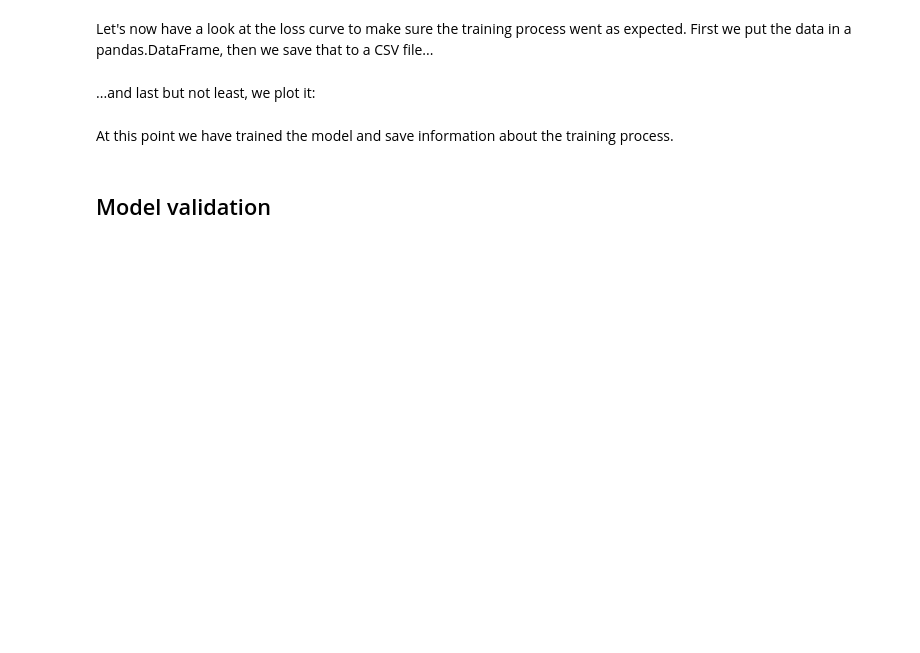
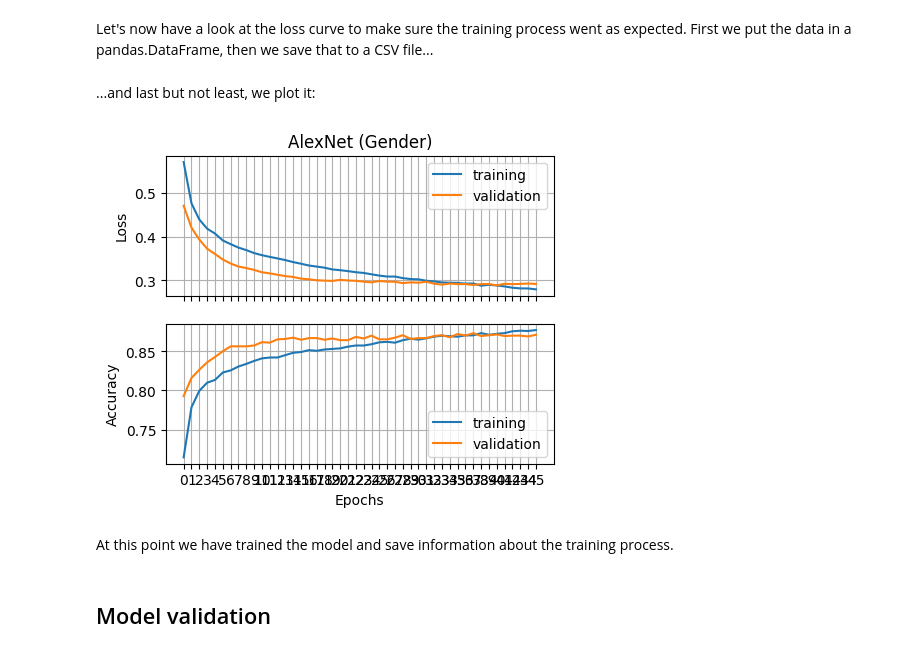
Before and after one commit to miknab/fair-image-classifier, a Jupyter notebook: fc_cnn.ipynb, the cells around one changed output. Drawn from its saved outputs; the diff is of its cells as text; code cells hidden in the pictures; blank space fills up the shorter version.

```diff
--- a/fc_cnn.ipynb
+++ b/fc_cnn.ipynb
@@ -179,9 +194,14 @@ if nn_architecture in ["LeNet", "AlexNet", "VGG", "ResNet"]:
     X_test = np.array([fcaux.upsample_image(X_test, newdim, newdim) for X in X_test])
 # %%
 # Preprocess the data: fix the shape and data type and normalize
-X_train = fcaux.preproc_data(X_train)
-X_val = fcaux.preproc_data(X_val)
-X_test = fcaux.preproc_data(X_test)
+if nn_architecture == "mlp":
+    add_channels = False
+else:
+    add_channels = True
+
+X_train = fcaux.preproc_data(X_train, add_channels_dim = add_channels)
+X_val = fcaux.preproc_data(X_val, add_channels_dim = add_channels)
+X_test = fcaux.preproc_data(X_test, add_channels_dim = add_channels)
 # %%
 # If the target is "age_decades", we need to generate consecutive data
 # classes as classes 10, 20, 30 etc. or 5, 10, 15, etc. are not accepted
@@ -208,12 +231,14 @@ print("num_classes =", num_classes)
 ### Building the CNN model
 Here we define the model according to the CNN architecture definition specified in the configurations section above:
 # %%
-if nn_architecture == "mycnn":
+if nn_architecture == "mlp":
+    model = fcmodels.mlp(num_classes, X_train[0].shape)
+elif nn_architecture == "mycnn":
     model = fcmodels.my_cnn(num_classes)
 elif nn_architecture == "lenet":
     pass
 elif nn_architecture == "alexnet":
-    model = fcmodels.alex_net(num_classes)
+    model = fcmodels.model(num_classes)
 elif nn_architecture == "vgg":
     pass
 elif nn_architecture == "resnet":
@@ -225,7 +264,7 @@ model.summary()
 Now we are finally ready to train the model. We do so by fitting the previously defined model to the training data for a maximal number n_epochs epochs. During the training, we measure the validation loss and use early stopping based on the validation loss in order to avoid overfitting. We use this approach not just find the optimal value of epochs but also to generate evidence that if more epochs are used the model would overfit.
 # %%
 # Maximum number of epochs
-n_epochs = 30
+n_epochs = 50
 
 # Definition of early stopping callback: make sure to restore the best weights
 early_stopping = EarlyStopping(monitor='val_loss', patience=5, restore_best_weights=True)
@@ -245,6 +302,9 @@ model.save(new_model_dir / f'{file_suffix}__nepochs{n_epochs}.keras')
 Let's now have a look at the loss curve to make sure the training process went as expected. First we put the data in a pandas.DataFrame, then we save that to a CSV file...
 # %%
 history = model.history.history  # Just for simplification/convenience
+
+# Count the actual number of epochs (may be less than defined due to early stopping)
+n_epochs = len(model.history.history["loss"])
 
 # Add an explicit "epoch" key with values enumerating the epochs
 history["epoch"] = list(range(1, n_epochs+1))
@@ -269,27 +329,29 @@ history_df.to_csv(new_model_dir / file_name, index=False)
 # %%
 fig, axs = plt.subplots(2,1, figsize=(5,4), sharex=True)
 ax = axs[0]  # panel for loss curves
-ax.plot(an_history.history["loss"], label="training")
-ax.plot(an_history.history["val_loss"], label="validation")
+ax.plot(history["loss"], label="training")
+ax.plot(history["val_loss"], label="validation")
 ax.grid(True)
 ax.set_xticks(range(n_epochs))
 ax.set_ylabel("Loss")
 ax.set_title(f"AlexNet ({target.title()})")
 ax.legend(loc="best")
 
 ax = axs[1]  # panel for accuracy curves
-ax.plot(an_history.history["accuracy"], label="training")
-ax.plot(an_history.history[f"val_accuracy"], label="validation")
+ax.plot(history["accuracy"], label="training")
+ax.plot(history[f"val_accuracy"], label="validation")
 ax.grid(True)
 ax.set_xticks(range(n_epochs))
 ax.set_xlabel("Epochs")
 ax.set_ylabel("Accuracy")
 ax.legend(loc="best")
 
 # Save figure to disk
 plt.savefig(new_model_dir / f"loss_curve__{file_suffix}__nepochs{n_epochs}.png",
             bbox_inches='tight')
 plt.show()
+# %% [output]
+[figure, added]
 # %% [markdown]
 At this point we have trained the model and save information about the training process.
 # %% [markdown]
```
Also changed, not shown: parts of 18 cells of this notebook, 2 other files.
